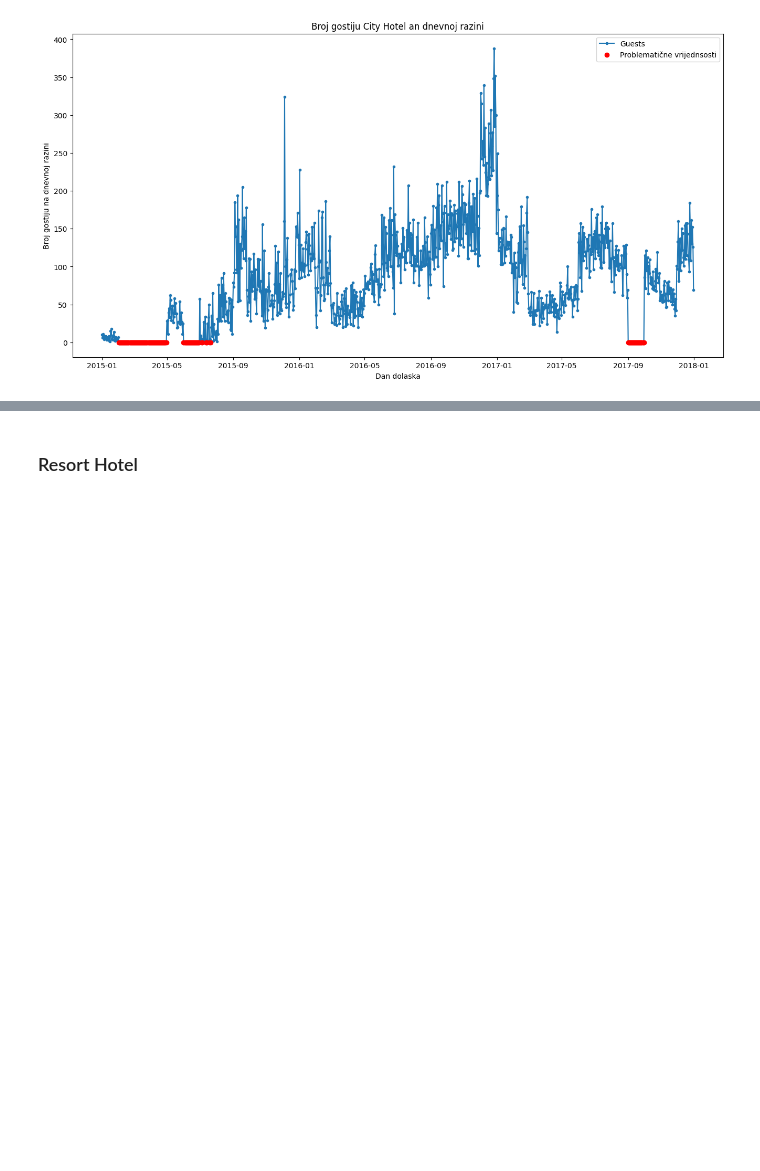
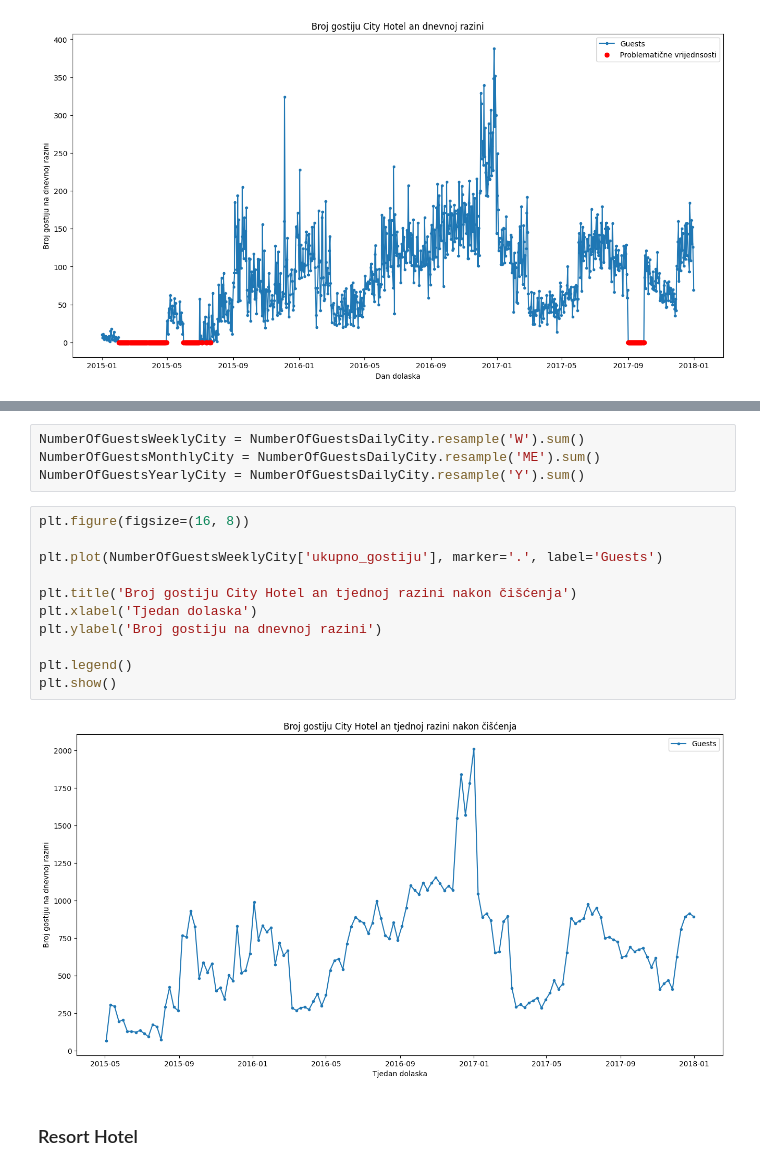
Before and after one commit to MarkoHaralovic/Prediction-of-Hotel-Occupancy, a Jupyter notebook: prediction-of-hotel-occupancy/notebooks/ARIMA_occupancy_prediction.ipynb, the cells around one changed output, grey strips where cells are left out. Drawn from its saved outputs; the diff is of its cells as text; blank space fills up the shorter version.

```diff
--- a/prediction-of-hotel-occupancy/notebooks/ARIMA_occupancy_prediction.ipynb
+++ b/prediction-of-hotel-occupancy/notebooks/ARIMA_occupancy_prediction.ipynb
@@ -245,3 +410,20 @@ NumberOfGuestsMonthlyCity.head(5)
+# %%
+NumberOfGuestsWeeklyCity = NumberOfGuestsDailyCity.resample('W').sum()
+NumberOfGuestsMonthlyCity = NumberOfGuestsDailyCity.resample('ME').sum()
+NumberOfGuestsYearlyCity = NumberOfGuestsDailyCity.resample('Y').sum()
+# %%
+plt.figure(figsize=(16, 8))
+
+plt.plot(NumberOfGuestsWeeklyCity['ukupno_gostiju'], marker='.', label='Guests')
+
+plt.title('Broj gostiju City Hotel an tjednoj razini nakon čišćenja')
+plt.xlabel('Tjedan dolaska')
+plt.ylabel('Broj gostiju na dnevnoj razini')
+
+plt.legend()
+plt.show()
+# %% [output]
+[figure, added]
 # %% [markdown]
 ### Resort Hotel
 # %%
```
Also changed, not shown: parts of 24 cells of this notebook.
